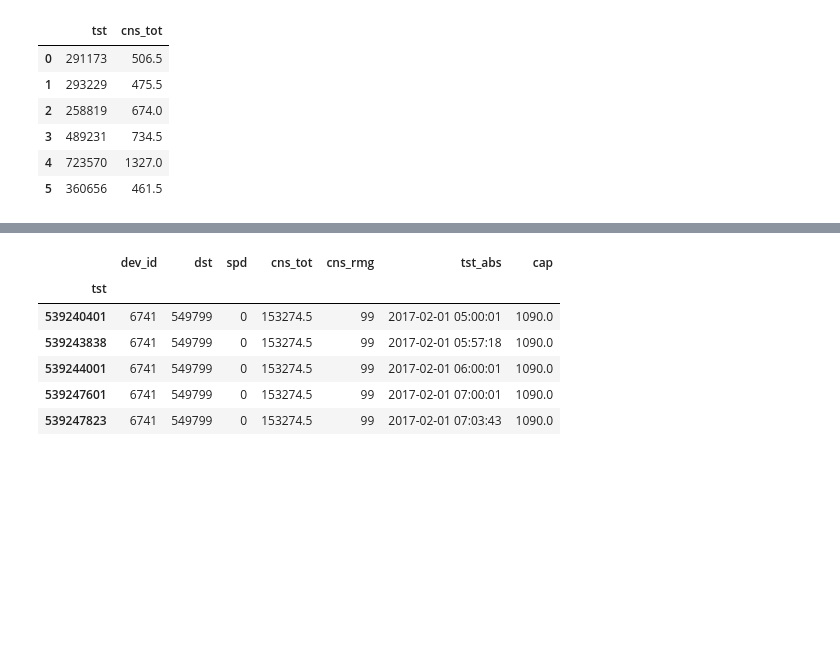
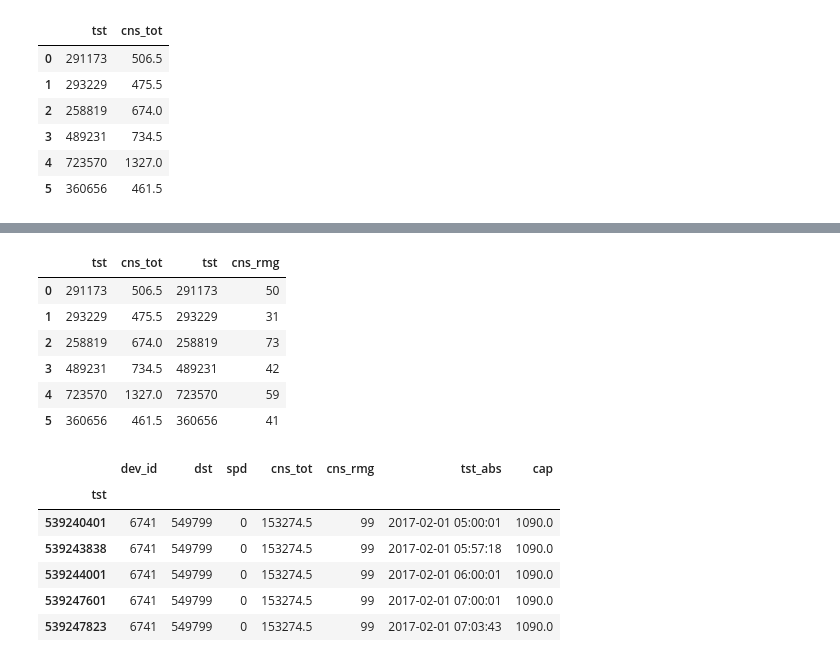
Before and after one commit to machine-learning-helpers/induction-python, a Jupyter notebook: use-cases/service-vehicle-tracking/vehicle-tracking-exploration.ipynb, the cells around one changed output, grey strips where cells are left out. Saved outputs shown, nothing was run; the diff lists cells and outputs as text; code cells hidden in the pictures; blank space fills up the shorter version.

```diff
--- a/use-cases/service-vehicle-tracking/vehicle-tracking-exploration.ipynb
+++ b/use-cases/service-vehicle-tracking/vehicle-tracking-exploration.ipynb
@@ -252,3 +252,7 @@ df_cnstot_list
 | 3 | 489231 | 734.5 |
 | 4 | 723570 | 1327.0 |
 | 5 | 360656 | 461.5 |
+# %%
+df_cnsrmg_list = df_all['cns_rmg'][max_idx_list].reset_index() - df_all['cns_rmg'][min_idx_list].reset_index()
+df_cnsrmg_list['tst'] = -df_cnsrmg_list['tst']
+df_cnsrmg_list
@@ -255,3 +267,14 @@ df_cnstot_list
+# %%
+df_merged = pd.concat([df_cnstot_list, df_cnsrmg_list], axis=1)
+df_merged
+# %% [output]
+|  | tst | cns_tot | tst | cns_rmg |
+| 0 | 291173 | 506.5 | 291173 | 50 |
+| 1 | 293229 | 475.5 | 293229 | 31 |
+| 2 | 258819 | 674.0 | 258819 | 73 |
+| 3 | 489231 | 734.5 | 489231 | 42 |
+| 4 | 723570 | 1327.0 | 723570 | 59 |
+| 5 | 360656 | 461.5 | 360656 | 41 |
 # %%
 df_all.head()
 # %% [output]
```
Also changed, not shown: parts of 1 cell of this notebook.
